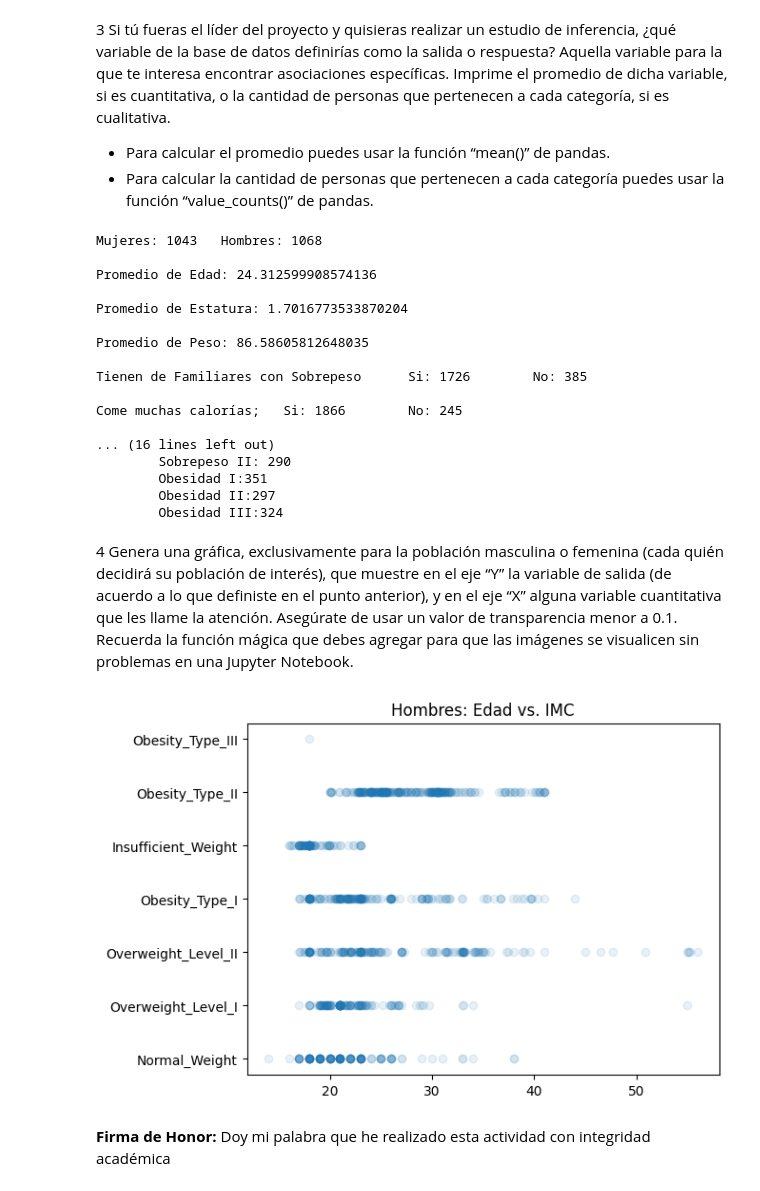
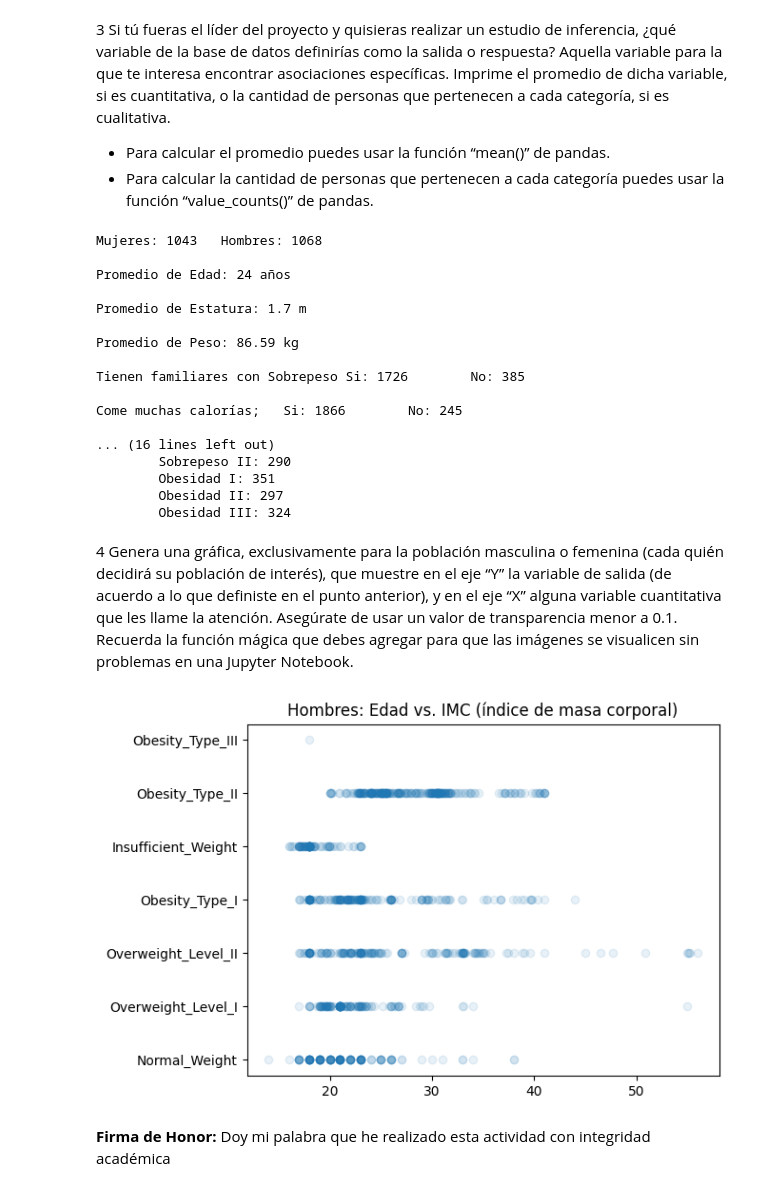
Before and after one commit to LEGG1234567890/Inteligencia_artificial_I, a Jupyter notebook: A1.1 Aprendizaje estadístico-automático/Aprendizaje_estadistico_automatico.ipynb, the cells around one changed output. Cells and saved outputs as stored; diff of their text form; code cells hidden in the pictures.

```diff
--- a/A1.1 Aprendizaje estadístico-automático/Aprendizaje_estadistico_automatico.ipynb
+++ b/A1.1 Aprendizaje estadístico-automático/Aprendizaje_estadistico_automatico.ipynb
@@ -51,13 +51,13 @@ Frecuencia de ejercicio (cualitativa)
 sexo=datos.Sexo.value_counts()
 print(f"Mujeres: {sexo.Female}\tHombres: {sexo.Male}\n")
 edadMean=datos.Edad.mean()
-print(f"Promedio de Edad: {edadMean}\n")
+print(f"Promedio de Edad: {round(edadMean)} años\n")
 estaturaMean=datos.Estatura.mean()
-print(f"Promedio de Estatura: {estaturaMean}\n")
+print(f"Promedio de Estatura: {round(estaturaMean, 2)} m\n")
 pesoMean=datos.Peso.mean()
-print(f"Promedio de Peso: {pesoMean}\n")
+print(f"Promedio de Peso: {round(pesoMean, 2)} kg\n")
 familia=datos.FamiliarConSobrepeso.value_counts()
-print(f"Tienen de Familiares con Sobrepeso\tSi: {familia.yes}\tNo: {familia.no}\n")
+print(f"Tienen familiares con Sobrepeso\tSi: {familia.yes}\tNo: {familia.no}\n")
 calorias=datos.ComeMuchasCalorias.value_counts()
 print(f"Come muchas calorías;\tSi: {calorias.yes}\tNo: {calorias.no}\n")
 vegetales=round(datos.ComeVegetales).value_counts()
@@ -67,35 +67,35 @@ print(f"Fumadores: {fuma.yes}\tNo fumadores: {fuma.no}\n")
 agua=round(datos.ConsumoDeAgua).value_counts()
 print(f"Consumo de agua al día:\n\tMenos de un litro: {agua[1]}\n\tEntre uno y dos litros: {agua[2]}\n\tDos litros: {agua[3]}\n")
 imc=datos.NivelDeObesidad.value_counts()
-print(f"IMC:\n\tBajo: {imc.Insufficient_Weight}\n\tNormal: {imc.Normal_Weight}\n\tSobrepeso I: {imc.Overweight_Level_I}\n\tSobrepeso II: {imc.Overweight_Level_II}\n\tObesidad I:{imc.Obesity_Type_I}\n\tObesidad II:{imc.Obesity_Type_II}\n\tObesidad III:{imc.Obesity_Type_III}")
+print(f"IMC (índice de masa corporal):\n\tBajo: {imc.Insufficient_Weight}\n\tNormal: {imc.Normal_Weight}\n\tSobrepeso I: {imc.Overweight_Level_I}\n\tSobrepeso II: {imc.Overweight_Level_II}\n\tObesidad I: {imc.Obesity_Type_I}\n\tObesidad II: {imc.Obesity_Type_II}\n\tObesidad III: {imc.Obesity_Type_III}")
 # %% [output]
 Mujeres: 1043   Hombres: 1068
 
-Promedio de Edad: 24.312599908574136
+Promedio de Edad: 24 años
 
-Promedio de Estatura: 1.7016773533870204
+Promedio de Estatura: 1.7 m
 
-Promedio de Peso: 86.58605812648035
+Promedio de Peso: 86.59 kg
 
-Tienen de Familiares con Sobrepeso      Si: 1726        No: 385
+Tienen familiares con Sobrepeso Si: 1726        No: 385
 
 Come muchas calorías;   Si: 1866        No: 245
 
 ... (16 lines left out)
         Sobrepeso II: 290
-        Obesidad I:351
-        Obesidad II:297
-        Obesidad III:324
+        Obesidad I: 351
+        Obesidad II: 297
+        Obesidad III: 324
 # %% [markdown]
 4 Genera una gráfica, exclusivamente para la población masculina o femenina (cada quién decidirá su población de interés), que muestre en el eje “Y” la variable de salida (de acuerdo a lo que definiste en el punto anterior), y en el eje “X” alguna variable cuantitativa que les llame la atención. Asegúrate de usar un valor de transparencia menor a 0.1. Recuerda la función mágica que debes agregar para que las imágenes se visualicen sin problemas en una Jupyter Notebook.
 # %%
 xDatos=datos.Edad[datos.Sexo=="Male"]
 yDatos=datos.NivelDeObesidad[datos.Sexo=="Male"]
 plt.scatter(xDatos, yDatos, alpha=0.1)
-plt.title('Hombres: Edad vs. IMC')
+plt.title('Hombres: Edad vs. IMC (índice de masa corporal)')
 plt.show()
 %matplotlib inline
 # %% [output]
-[figure, old version]
+[figure, new version]
 # %% [markdown]
 **Firma de Honor:** Doy mi palabra que he realizado esta actividad con integridad académica
```
Also changed, not shown: 2 other files.
